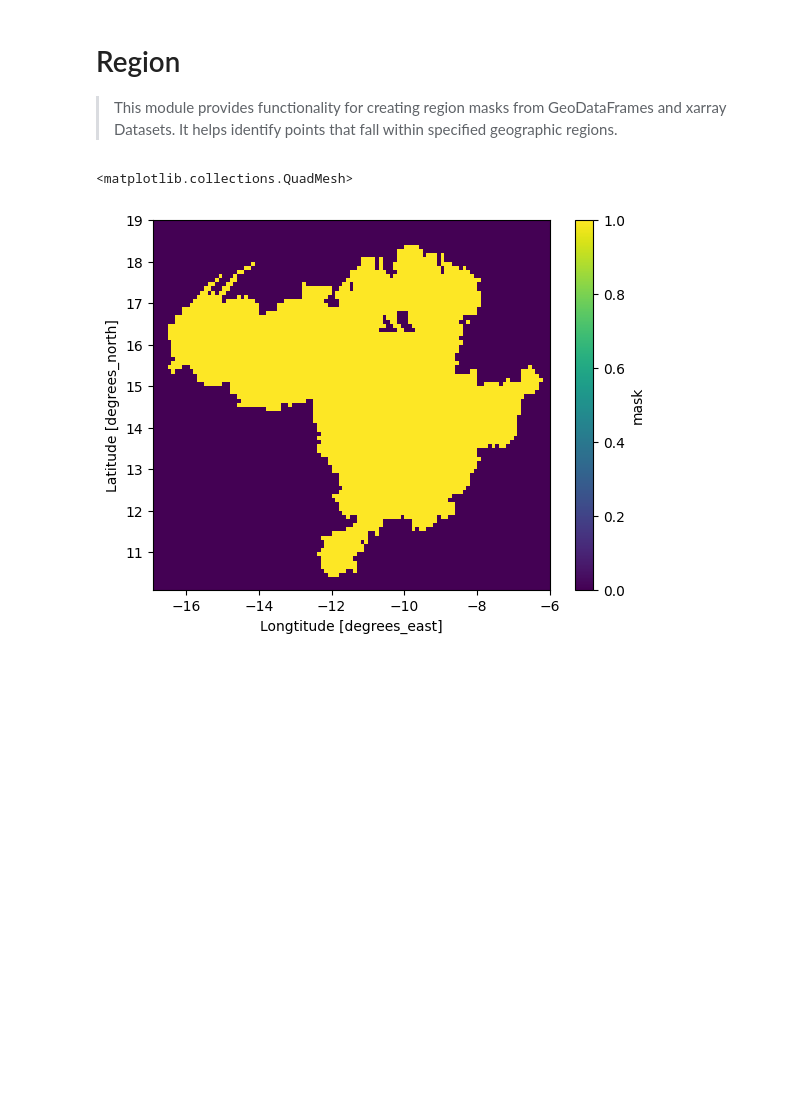
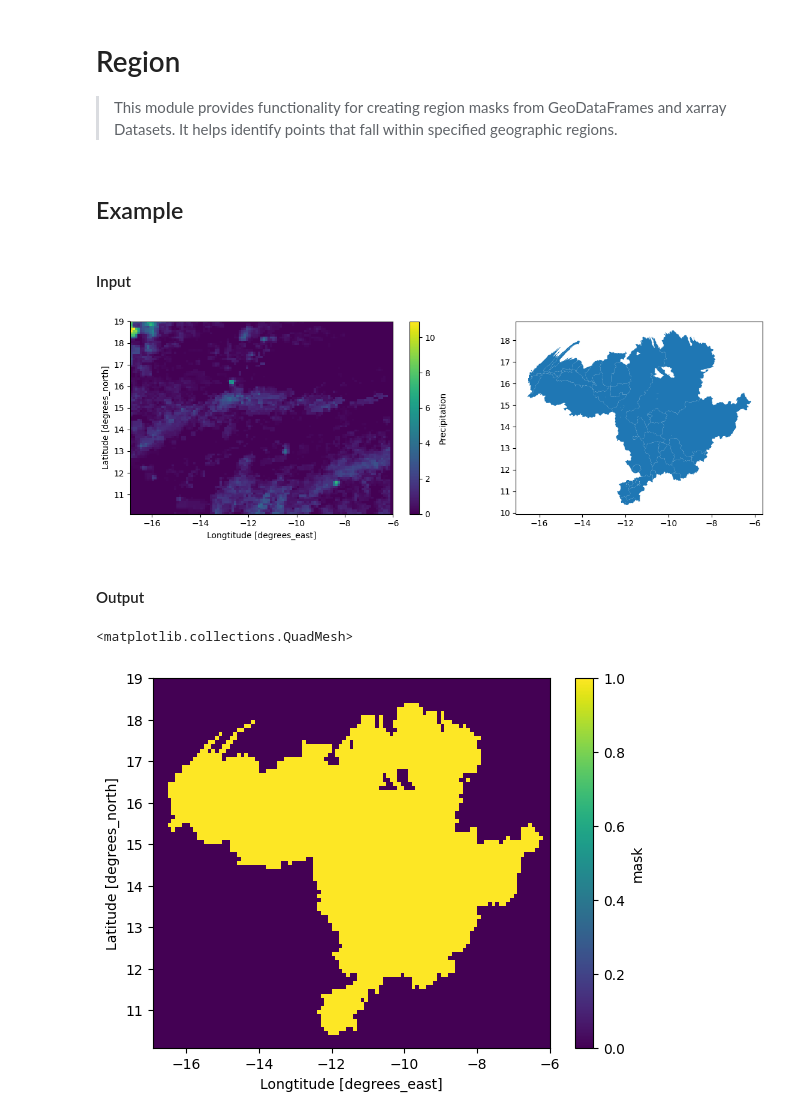
Before and after one commit to iraind/omvs_senegal, a Jupyter notebook: nbs/02_region.ipynb, the cells around one changed output. Cells and saved outputs as stored; diff of their text form; code cells hidden in the pictures; blank space fills up the shorter version.

Commit message:
Improve region masking doc

```diff
--- a/nbs/02_region.ipynb
+++ b/nbs/02_region.ipynb
@@ -15,6 +19,10 @@ import regionmask
+# %%
+#| hide
+DATA_PATH = Path('../../data')
 # %%
-roi_gdf = gpd.read_file('../../data/point_ajustement/sub_poly.shp')
-sample_region = xr.open_dataset('../../data/bbox_sample.nc')
+#| hide
+roi_gdf = gpd.read_file(DATA_PATH/'point_ajustement/sub_poly.shp')
+sample_region = xr.open_dataset(DATA_PATH/'bbox_sample.nc')
 # %%
 #| export
 def get_region_mask(ds: xr.Dataset, gdf: gpd.GeoDataFrame) -> xr.DataArray:
@@ -23,4 +31,19 @@ def get_region_mask(ds: xr.Dataset, gdf: gpd.GeoDataFrame) -> xr.DataArray:
     masked_region_with_nan = regionmask.mask_geopandas(gdf, ds)
     mask = ~xr.ufuncs.isnan(masked_region_with_nan)
     return mask
+# %% [markdown]
+## Example
+# %% [markdown]
+#### Input
+# %%
+#| output: true
+#| echo: false
+fig, (ax1, ax2) = plt.subplots(1, 2, figsize=(12, 4))
+roi_gdf.geometry.plot(ax=ax2)
+sample_region.isel(time=0, drop=True).Precipitation.plot(ax=ax1)
+plt.tight_layout()
+# %% [output]
+[figure, added]
+# %% [markdown]
+#### Output
 # %%
```
Also changed, not shown: parts of 3 cells of this notebook, 1 other file.
